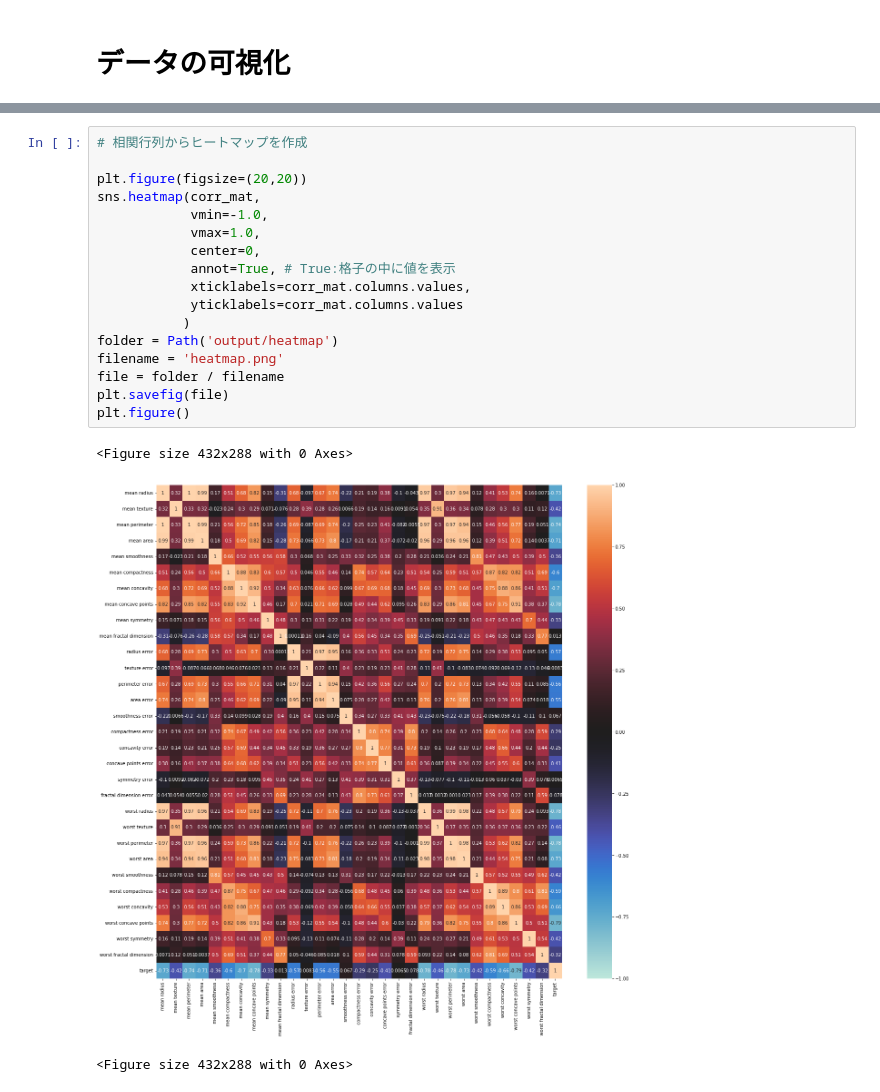
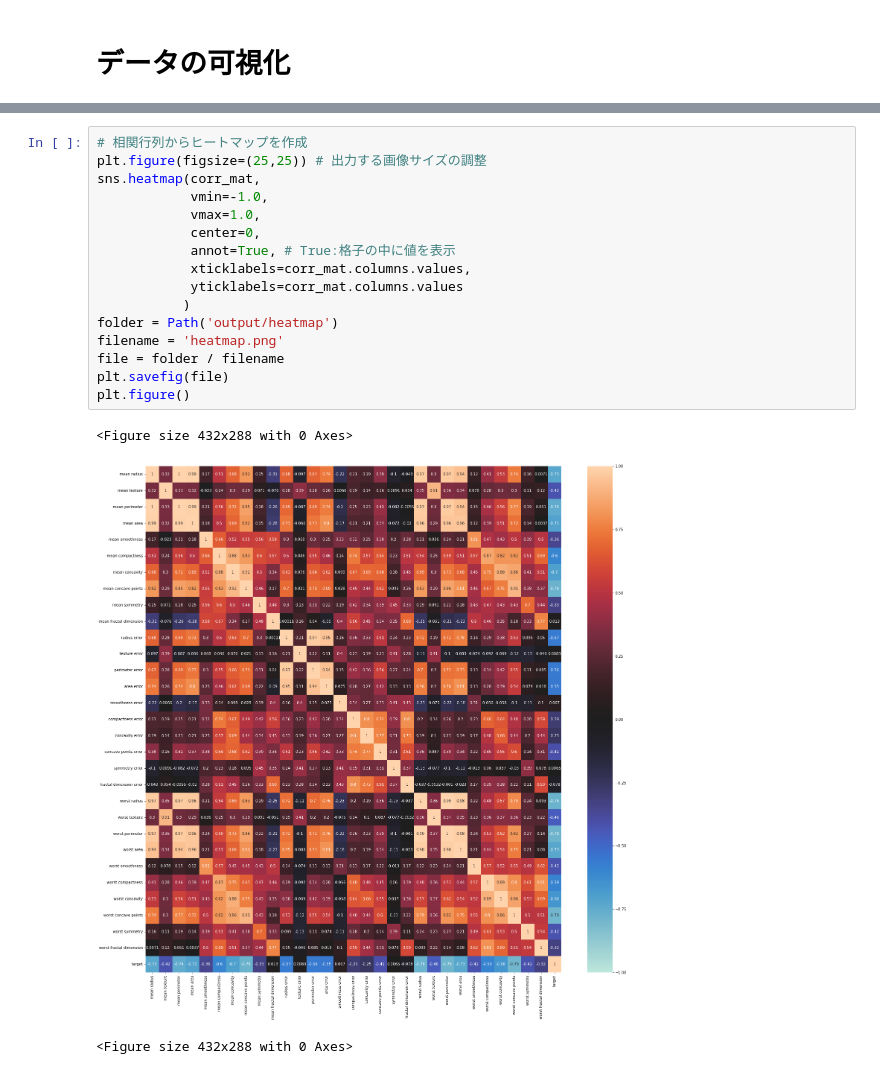
Before and after one commit to AtsushiMatsumoto/notebooks, a Jupyter notebook: EDA/EDA_basic.ipynb, the cells around one changed output, grey strips where cells are left out. Cells and saved outputs as stored; diff of their text form.

```diff
--- a/EDA/EDA_basic.ipynb
+++ b/EDA/EDA_basic.ipynb
@@ -170,22 +172,21 @@ for i, col in enumerate(df_Xy.columns):
 ... (20 outputs left out)
 # %%
 # 相関行列からヒートマップを作成
-
-plt.figure(figsize=(20,20))
+plt.figure(figsize=(25,25)) # 出力する画像サイズの調整
 sns.heatmap(corr_mat,
             vmin=-1.0,
             vmax=1.0,
             center=0,
             annot=True, # True:格子の中に値を表示
             xticklabels=corr_mat.columns.values,
             yticklabels=corr_mat.columns.values
            )
 folder = Path('output/heatmap')
 filename = 'heatmap.png'
 file = folder / filename
 plt.savefig(file)
 plt.figure()
 # %% [output]
 <Figure size 432x288 with 0 Axes>
-[figure, old version]
+[figure, new version]
 <Figure size 432x288 with 0 Axes>
```
Also changed, not shown: parts of 1 cell of this notebook.
